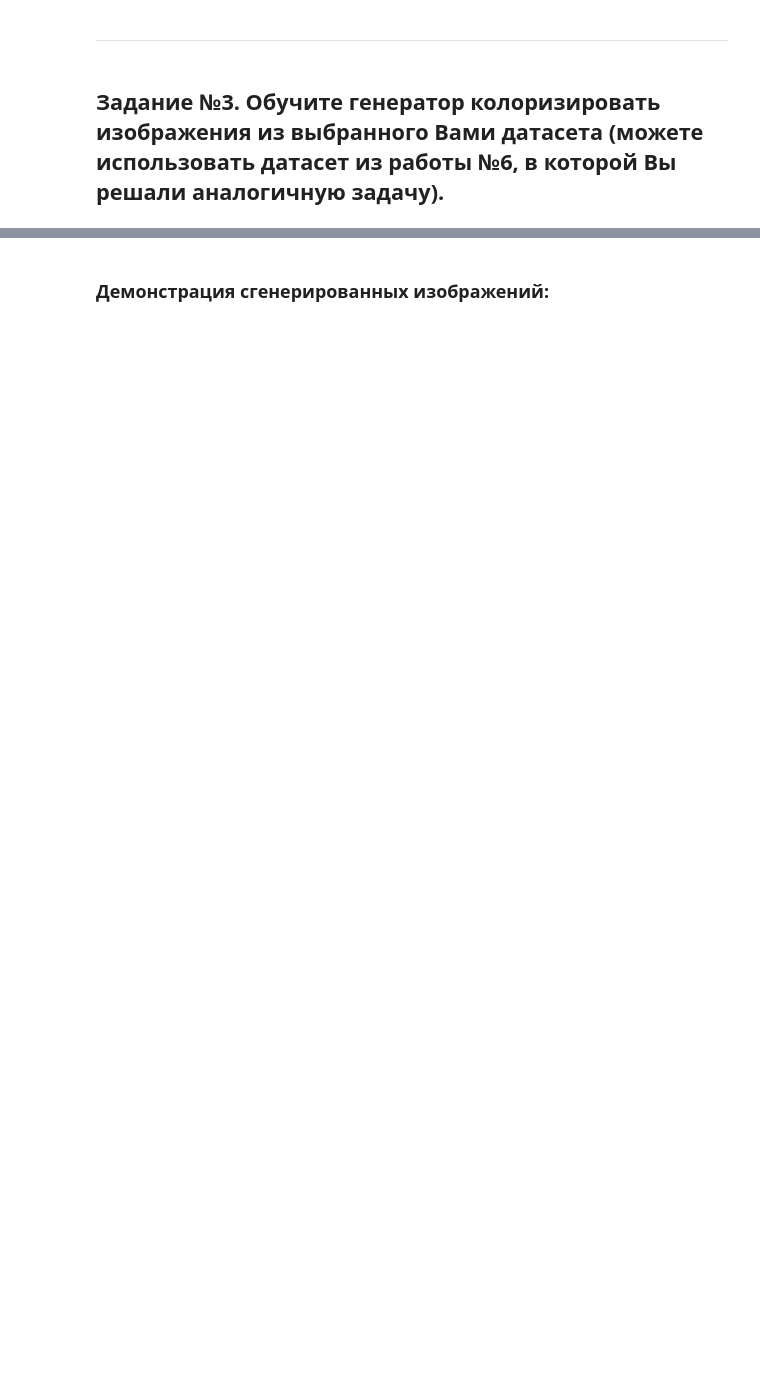
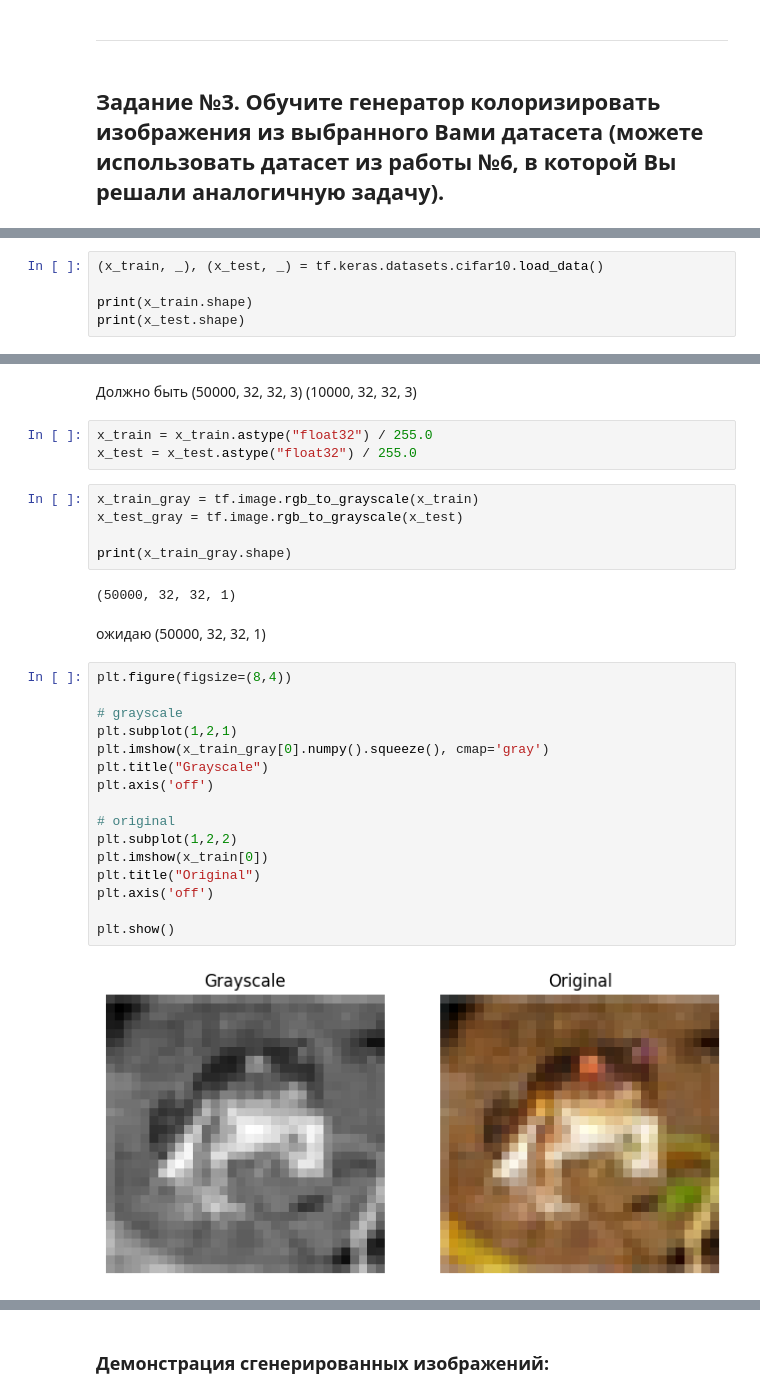
Before and after one commit to vadim13213/neural_networks, a Jupyter notebook: new_2026_8. Генеративно-состязательная сеть (GAN)/Практическая_работа_№8_Генеративно_состязательная_сеть_(GAN).ipynb, the cells around one changed output, grey strips where cells are left out. Saved outputs shown, nothing was run; the diff lists cells and outputs as text; blank space fills up the shorter version.

```diff
--- a/new_2026_8. Генеративно-состязательная сеть (GAN)/Практическая_работа_№8_Генеративно_состязательная_сеть_(GAN).ipynb
+++ b/new_2026_8. Генеративно-состязательная сеть (GAN)/Практическая_работа_№8_Генеративно_состязательная_сеть_(GAN).ipynb
@@ -569,0 +708,5 @@ generate_images_by_class(generator, 3)
+# %%
+(x_train, _), (x_test, _) = tf.keras.datasets.cifar10.load_data()
+
+print(x_train.shape)
+print(x_test.shape)
@@ -569,0 +718,33 @@ generate_images_by_class(generator, 3)
+# %% [markdown]
+Должно быть (50000, 32, 32, 3)
+(10000, 32, 32, 3)
+# %%
+x_train = x_train.astype("float32") / 255.0
+x_test = x_test.astype("float32") / 255.0
+# %%
+x_train_gray = tf.image.rgb_to_grayscale(x_train)
+x_test_gray = tf.image.rgb_to_grayscale(x_test)
+
+print(x_train_gray.shape)
+# %% [output]
+(50000, 32, 32, 1)
+# %% [markdown]
+ожидаю (50000, 32, 32, 1)
+# %%
+plt.figure(figsize=(8,4))
+
+# grayscale
+plt.subplot(1,2,1)
+plt.imshow(x_train_gray[0].numpy().squeeze(), cmap='gray')
+plt.title("Grayscale")
+plt.axis('off')
+
+# original
+plt.subplot(1,2,2)
+plt.imshow(x_train[0])
+plt.title("Original")
+plt.axis('off')
+
+plt.show()
+# %% [output]
+[figure, added]
```
Also changed, not shown: parts of 48 cells of this notebook.
